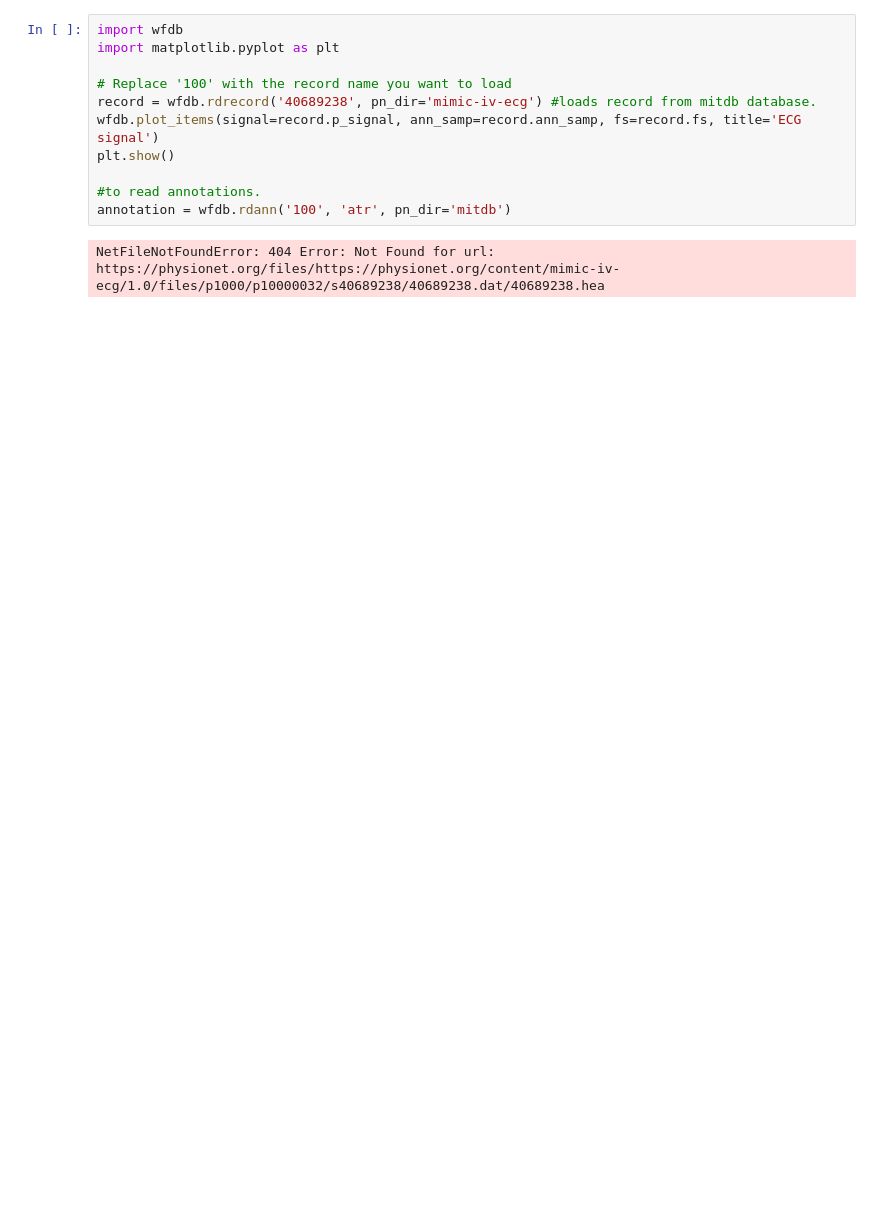
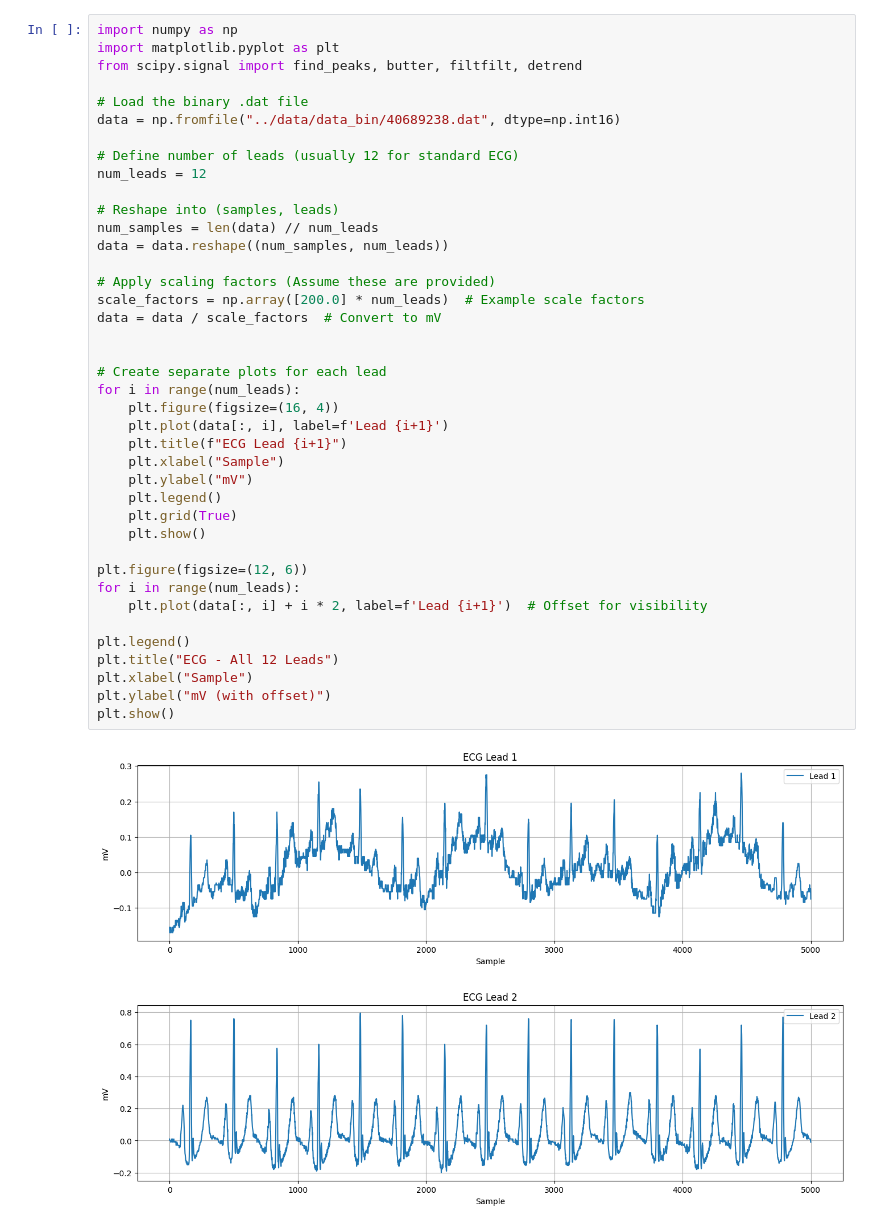
Before and after one commit to AlfredoSoto1/data-driven-biomedical-signal-analysis, a Jupyter notebook: notebooks/filter_test.ipynb, the cells around one changed output. Saved outputs shown, nothing was run; the diff lists cells and outputs as text; blank space fills up the shorter version.

Commit message:
signals displaying propperly

```diff
--- a/notebooks/filter_test.ipynb
+++ b/notebooks/filter_test.ipynb
@@ -1,13 +1,43 @@
-# %%
-import wfdb
-import matplotlib.pyplot as plt
-
-# Replace '100' with the record name you want to load
-record = wfdb.rdrecord('40689238', pn_dir='mimic-iv-ecg') #loads record from mitdb database.
-wfdb.plot_items(signal=record.p_signal, ann_samp=record.ann_samp, fs=record.fs, title='ECG signal')
-plt.show()
-
-#to read annotations.
-annotation = wfdb.rdann('100', 'atr', pn_dir='mitdb')
-# %% [output]
-NetFileNotFoundError: 404 Error: Not Found for url: https://physionet.org/files/https://physionet.org/content/mimic-iv-ecg/1.0/files/p1000/p10000032/s40689238/40689238.dat/40689238.hea
+# %%
+import numpy as np
+import matplotlib.pyplot as plt
+from scipy.signal import find_peaks, butter, filtfilt, detrend
+
+# Load the binary .dat file
+data = np.fromfile("../data/data_bin/40689238.dat", dtype=np.int16)
+
+# Define number of leads (usually 12 for standard ECG)
+num_leads = 12
+
+# Reshape into (samples, leads)
+num_samples = len(data) // num_leads
+data = data.reshape((num_samples, num_leads))
+
+# Apply scaling factors (Assume these are provided)
+scale_factors = np.array([200.0] * num_leads)  # Example scale factors
+data = data / scale_factors  # Convert to mV
+
+
+# Create separate plots for each lead
+for i in range(num_leads):
+    plt.figure(figsize=(16, 4))
+    plt.plot(data[:, i], label=f'Lead {i+1}')
+    plt.title(f"ECG Lead {i+1}")
+    plt.xlabel("Sample")
+    plt.ylabel("mV")
+    plt.legend()
+    plt.grid(True)
+    plt.show()
+
+plt.figure(figsize=(12, 6))
+for i in range(num_leads):
+    plt.plot(data[:, i] + i * 2, label=f'Lead {i+1}')  # Offset for visibility
+
+plt.legend()
+plt.title("ECG - All 12 Leads")
+plt.xlabel("Sample")
+plt.ylabel("mV (with offset)")
+plt.show()
+# %% [output]
+[figure, added]
+[figure, added]
```
Also changed, not shown: parts of 1 cell of this notebook.
